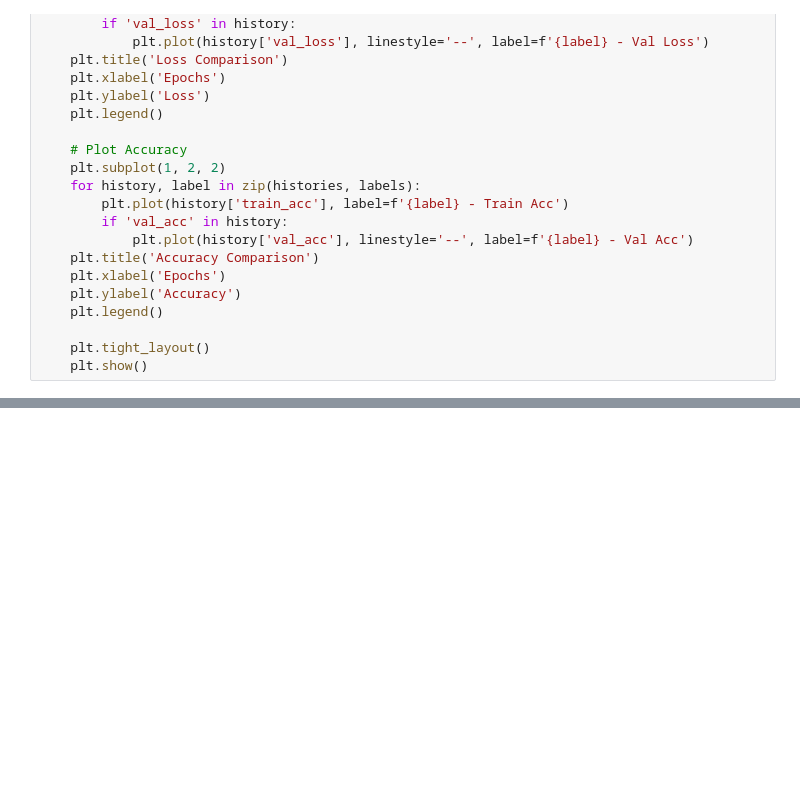
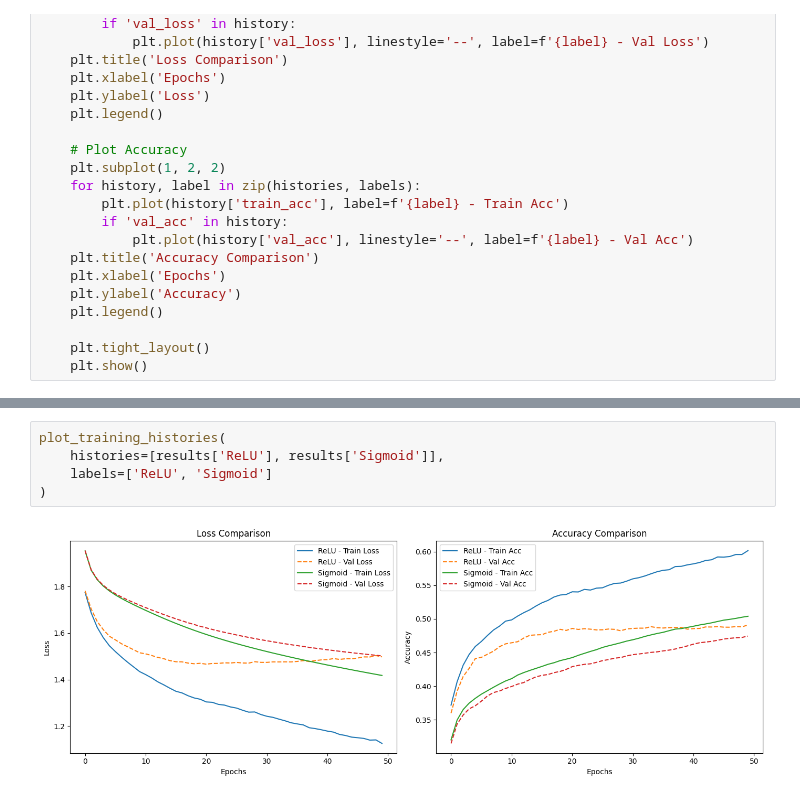
Before and after one commit to FZNjfi/Neural-network, a Jupyter notebook: neuralNetworkPart4.ipynb, the cells around one changed output, grey strips where cells are left out. Saved outputs shown, nothing was run; the diff lists cells and outputs as text; blank space fills up the shorter version.

```diff
--- a/neuralNetworkPart4.ipynb
+++ b/neuralNetworkPart4.ipynb
@@ -423,0 +453,7 @@ def plot_training_histories(histories, labels):
+# %%
+plot_training_histories(
+    histories=[results['ReLU'], results['Sigmoid']],
+    labels=['ReLU', 'Sigmoid']
+)
+# %% [output]
+[figure, added]
```
Also changed, not shown: parts of 6 cells of this notebook.
